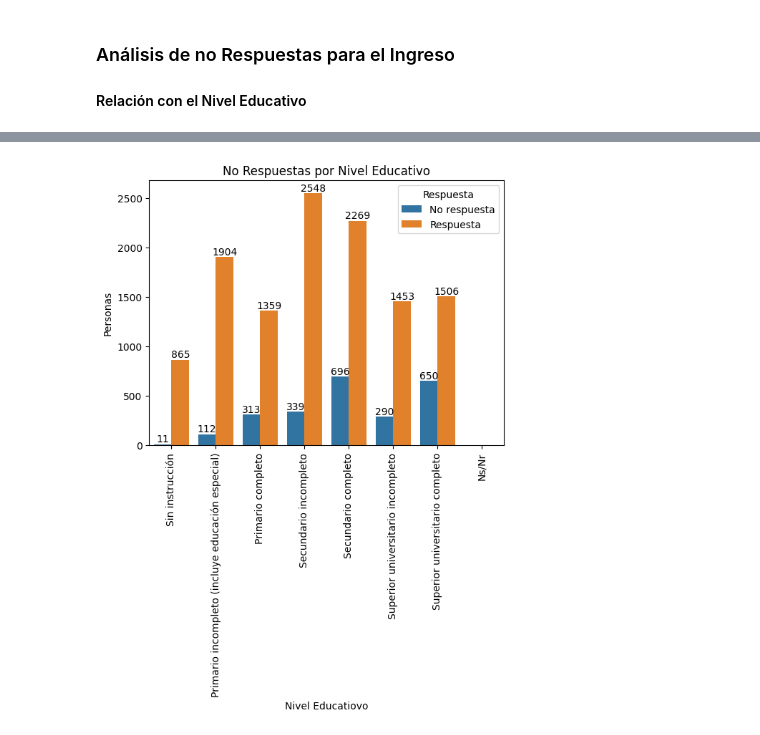
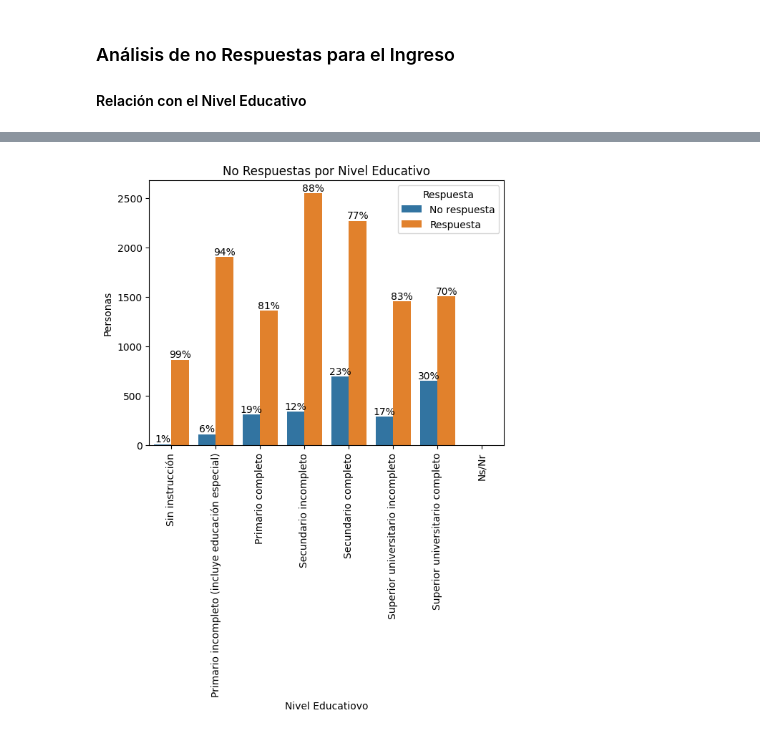
Before and after one commit to LMatiPerez/AnalisisDeDatosI_G5, a Jupyter notebook: graficos_grupo_5.ipynb, the cells around one changed output, grey strips where cells are left out. Saved outputs shown, nothing was run; the diff lists cells and outputs as text; code cells hidden in the pictures.

```diff
--- a/graficos_grupo_5.ipynb
+++ b/graficos_grupo_5.ipynb
@@ -179,13 +146,12 @@ etiquetas
 # %%
 values = pd.merge(personas[["nivel_educativo", "ingreso"]],nivel_educativo, on="nivel_educativo")
 values.loc[values["ingreso"]==-9, "Respuesta"] = "No respuesta"
 values.loc[values["ingreso"]!=-9, "Respuesta"] = "Respuesta"
 g = sns.countplot(data=values, x="nivel_educativo_nombre", hue="Respuesta", order=etiquetas)
-for i in g.containers:
-    g.bar_label(i,)
+etiquetas_porcentaje(g)
 g.set(ylabel='Personas', xlabel="Nivel Educatiovo")
 plt.title("No Respuestas por Nivel Educativo")
 plt.xticks(rotation=90)
 plt.show()
 # %% [output]
-[figure, old version]
+[figure, new version]
```
Also changed, not shown: parts of 4 cells of this notebook.
